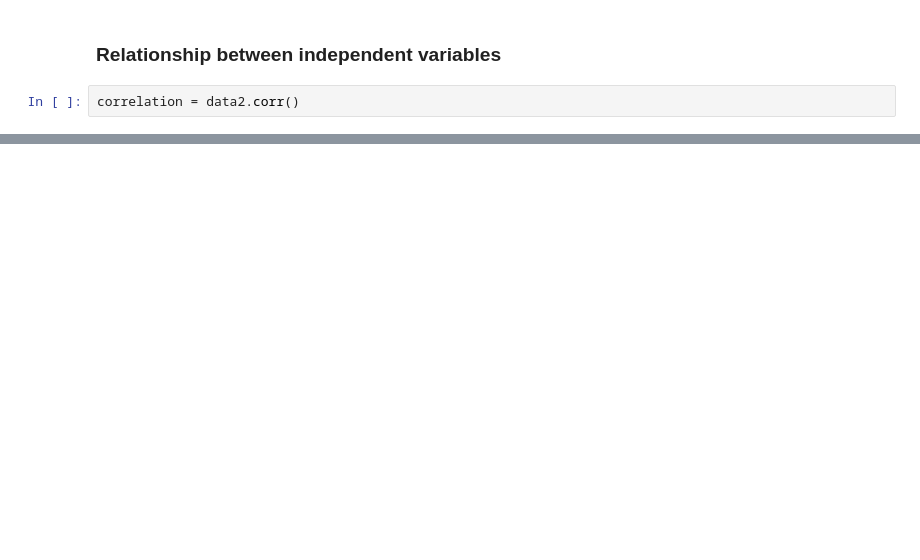
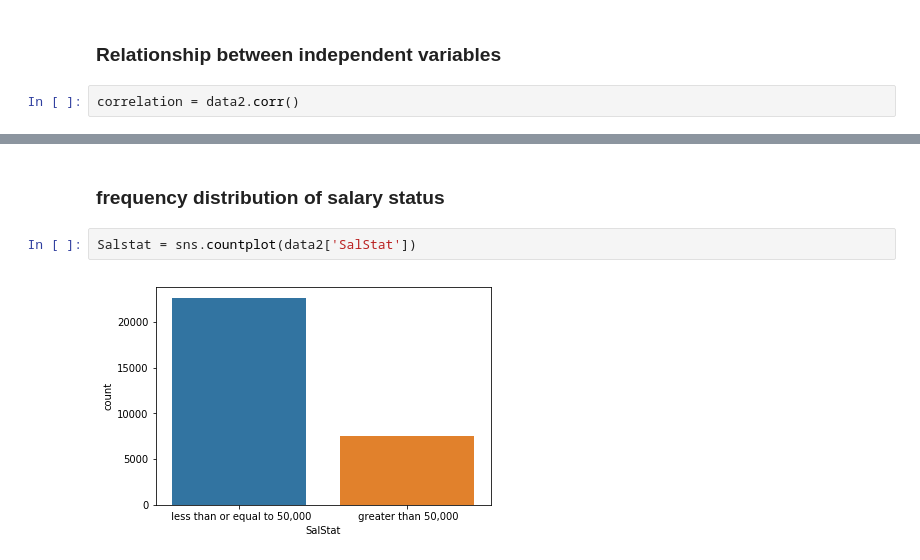
Before and after one commit to gshanbhag525/Programming-Knowledge-, a Jupyter notebook: Case Study1- Classify Personal income.ipynb, the cells around one changed output, grey strips where cells are left out. Drawn from its saved outputs; the diff is of its cells as text; blank space fills up the shorter version.

```diff
--- a/Case Study1- Classify Personal income.ipynb
+++ b/Case Study1- Classify Personal income.ipynb
@@ -93,0 +331,6 @@ correlation
+# %% [markdown]
+### frequency distribution of salary status
+# %%
+Salstat = sns.countplot(data2['SalStat'])
+# %% [output]
+[figure, added]
```
Also changed, not shown: parts of 50 cells of this notebook, 1 other file.
